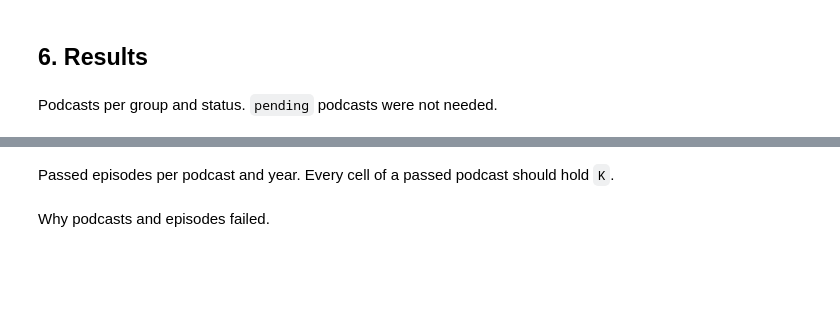
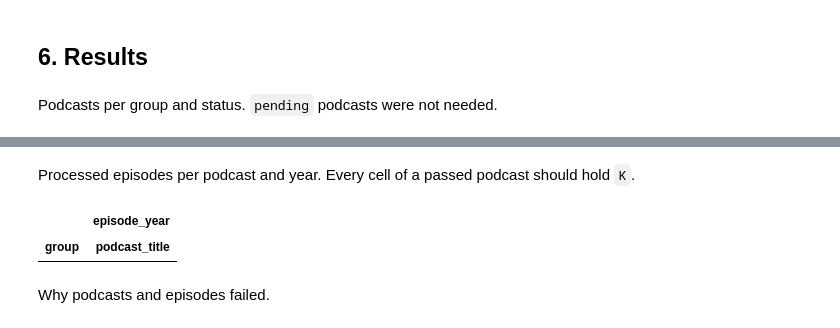
Before and after one commit to csbb5959/behavioral_social_science_applications, a Jupyter notebook: processing/run_pipeline.ipynb, the cells around one changed output, grey strips where cells are left out. Cells and saved outputs as stored; diff of their text form; code cells hidden in the pictures; blank space fills up the shorter version.

```diff
--- a/processing/run_pipeline.ipynb
+++ b/processing/run_pipeline.ipynb
@@ -97,8 +162,11 @@ podcasts.groupby(["group", "podcast_status"]).size().unstack(fill_value=0)
 # %% [markdown]
-Passed episodes per podcast and year. Every cell of a passed podcast should hold `K`.
+Processed episodes per podcast and year. Every cell of a passed podcast should hold `K`.
 # %%
-passed = processed[(processed["podcast_status"] == "passed") & (processed["episode_status"] == "passed")]
-passed.groupby(["group", "podcast_title", "episode_year"]).size().unstack(fill_value=0)
+done = processed[(processed["podcast_status"] == "passed") & (processed["episode_status"] == "processed")]
+done.groupby(["group", "podcast_title", "episode_year"]).size().unstack(fill_value=0)
+# %% [output]
+|  | episode_year |
+| group | podcast_title |
 # %% [markdown]
 Why podcasts and episodes failed.
 # %%
```
Also changed, not shown: parts of 8 cells of this notebook, 5 other files.
